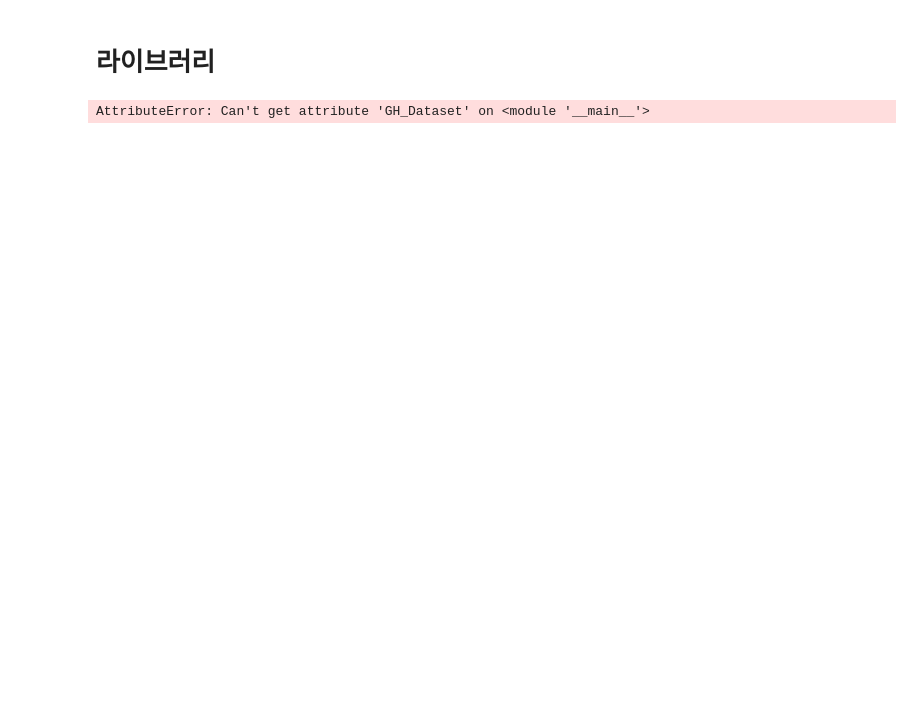
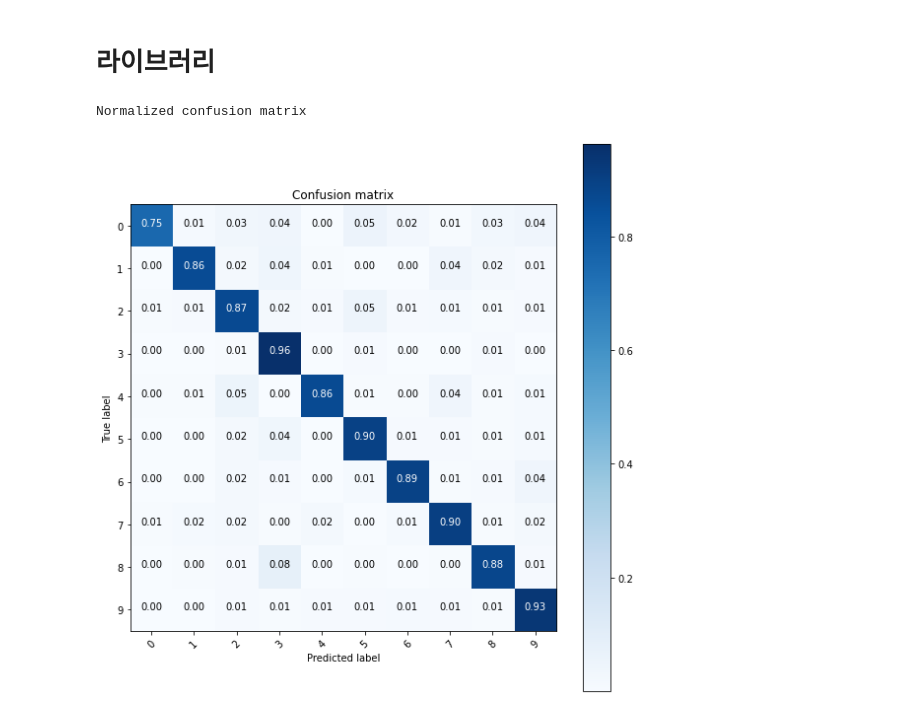
Before and after one commit to GeonHyeock/Dacon-3d-img-Classification, a Jupyter notebook: DACON_try_2/check.ipynb, the cells around one changed output. Drawn from its saved outputs; the diff is of its cells as text; code cells hidden in the pictures; blank space fills up the shorter version.

```diff
--- a/DACON_try_2/check.ipynb
+++ b/DACON_try_2/check.ipynb
@@ -78,14 +78,17 @@ optimizer = optim.Adam(model.parameters(), lr=0.001)
 
 all_preds = []
 all_labels = []
-"""
+
 with torch.no_grad():
-    for i, data in enumerate(test_loader):
-        inputs, labels = data['pointcloud'].float(), data['category']
-        outputs, __, __ = pointnet(inputs.transpose(1,2))
-        _, preds = torch.max(outputs.data, 1)
-        all_preds += list(preds.numpy())
-        all_labels += list(labels.numpy())
-"""
+    for data, target in test_loader:
+        data, target = data.to(device), target.to(device)
+        output, m3x3, m64x64 = model(data.permute(0,2,1))
+        pred = output.data.max(1, keepdim=True)[1]
+        all_preds += list(pred.cpu().numpy())
+        all_labels += list(target.cpu().numpy())
-# %% [output]
-AttributeError: Can't get attribute 'GH_Dataset' on <module '__main__'>
+# %%
+plt.figure(figsize=(8,8))
+plot_confusion_matrix(confusion_matrix(all_labels, all_preds), [i for i in range(10)], normalize=True)
+# %% [output]
+Normalized confusion matrix
+[figure, added]
```
